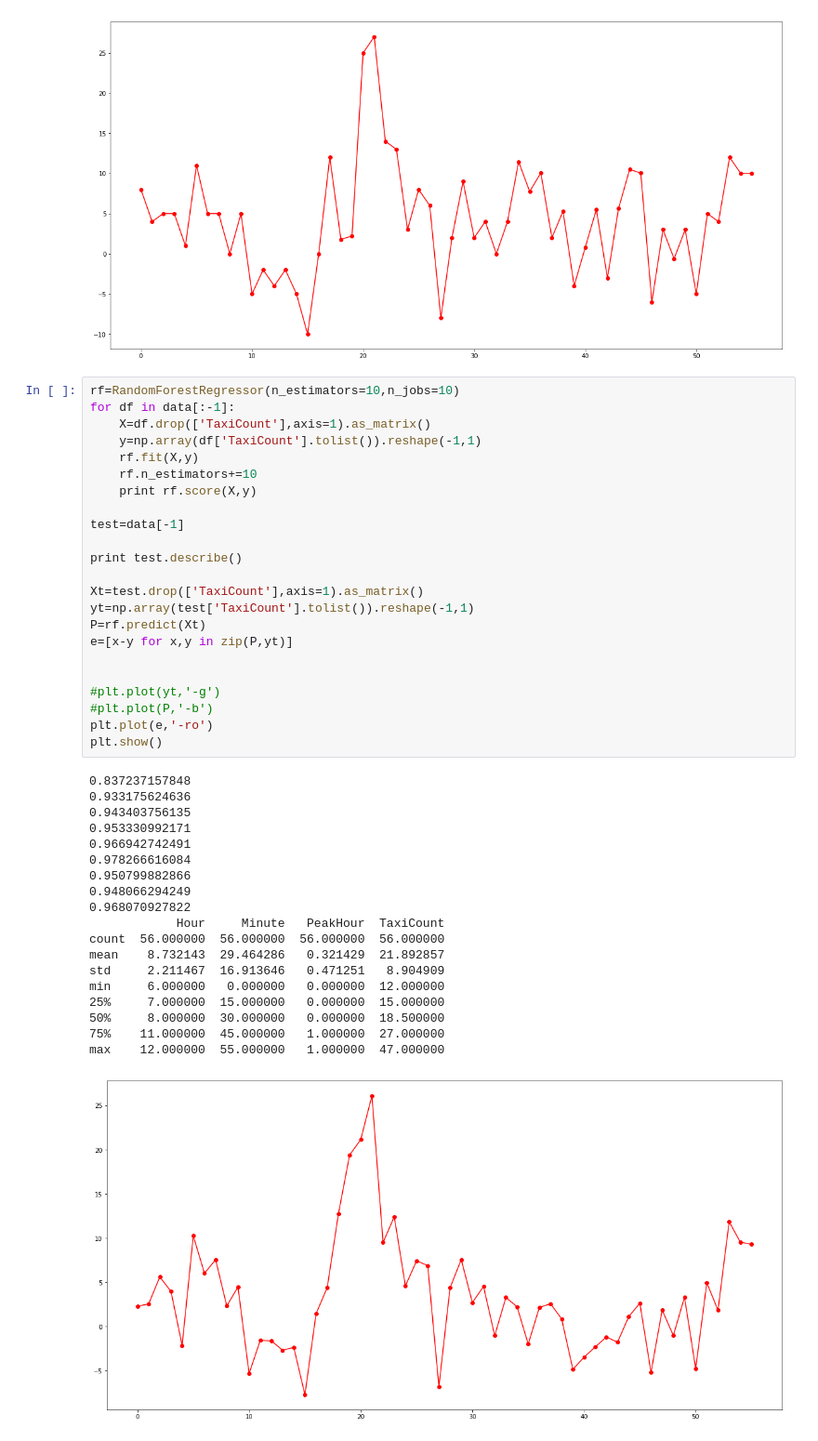
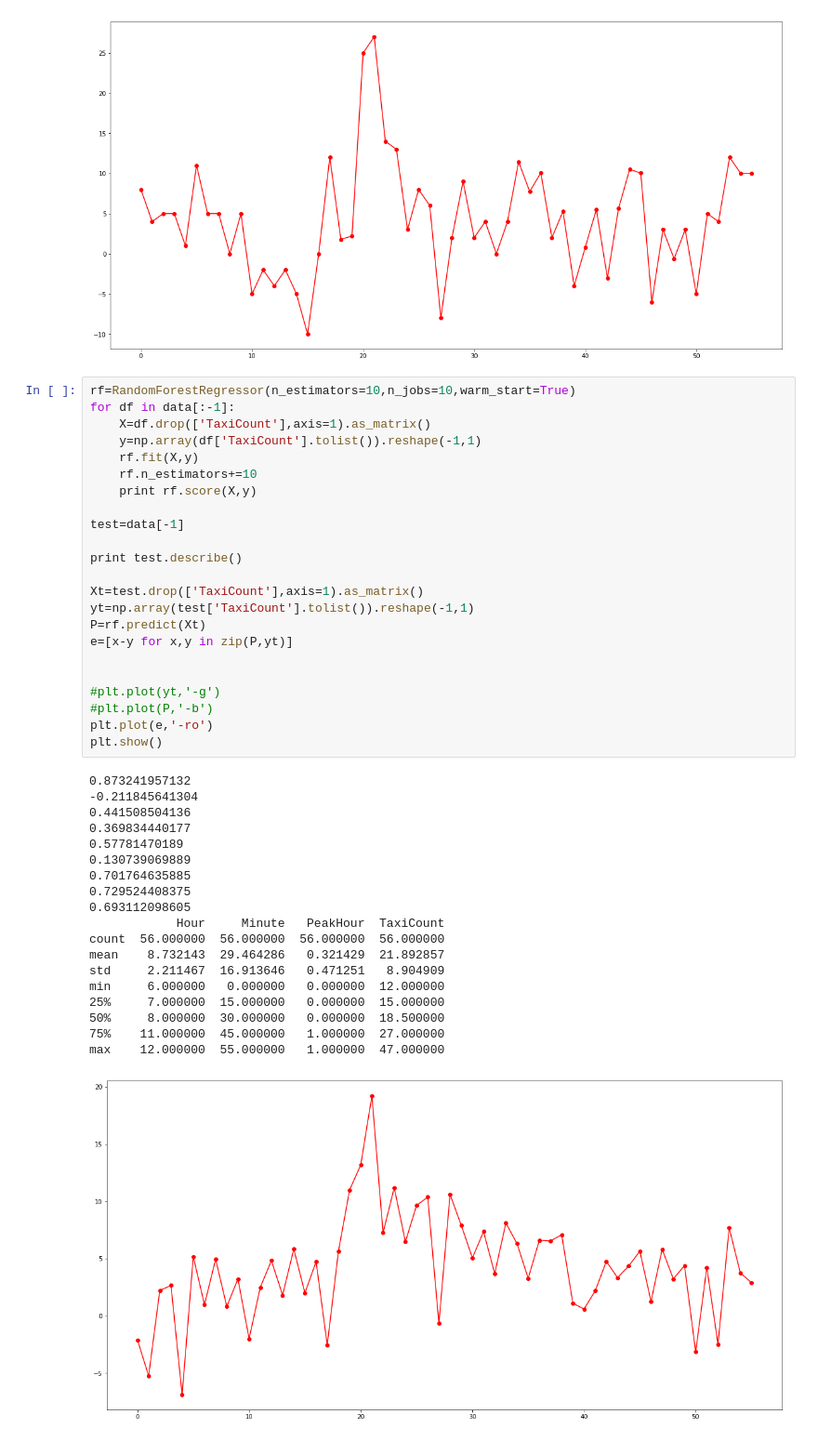
Before and after one commit to hari-allamraju/sg-taxidata, a Jupyter notebook: notebooks/Methodical study - 3.ipynb, the cells around one changed output. Shown at 93% size. Cells and saved outputs as stored; diff of their text form.

```diff
--- a/notebooks/Methodical study - 3.ipynb
+++ b/notebooks/Methodical study - 3.ipynb
@@ -116,45 +113,45 @@ min     6.000000   0.000000   0.000000  12.000000
 max    12.000000  55.000000   1.000000  47.000000
 [figure]
 # %%
-rf=RandomForestRegressor(n_estimators=10,n_jobs=10)
+rf=RandomForestRegressor(n_estimators=10,n_jobs=10,warm_start=True)
 for df in data[:-1]:
     X=df.drop(['TaxiCount'],axis=1).as_matrix()
     y=np.array(df['TaxiCount'].tolist()).reshape(-1,1)
     rf.fit(X,y)
     rf.n_estimators+=10
     print rf.score(X,y)
 
 test=data[-1]
 
 print test.describe()
 
 Xt=test.drop(['TaxiCount'],axis=1).as_matrix()
 yt=np.array(test['TaxiCount'].tolist()).reshape(-1,1)
 P=rf.predict(Xt)
 e=[x-y for x,y in zip(P,yt)]
 
 
 #plt.plot(yt,'-g')
 #plt.plot(P,'-b')
 plt.plot(e,'-ro')
 plt.show()
 # %% [output]
-0.837237157848
-0.933175624636
-0.943403756135
-0.953330992171
-0.966942742491
-0.978266616084
-0.950799882866
-0.948066294249
-0.968070927822
+0.873241957132
+-0.211845641304
+0.441508504136
+0.369834440177
+0.57781470189
+0.130739069889
+0.701764635885
+0.729524408375
+0.693112098605
             Hour     Minute   PeakHour  TaxiCount
 count  56.000000  56.000000  56.000000  56.000000
 mean    8.732143  29.464286   0.321429  21.892857
 std     2.211467  16.913646   0.471251   8.904909
 min     6.000000   0.000000   0.000000  12.000000
 25%     7.000000  15.000000   0.000000  15.000000
 50%     8.000000  30.000000   0.000000  18.500000
 75%    11.000000  45.000000   1.000000  27.000000
 max    12.000000  55.000000   1.000000  47.000000
-[figure, old version]
+[figure, new version]
```
Also changed, not shown: parts of 1 cell of this notebook, 4 other files.
